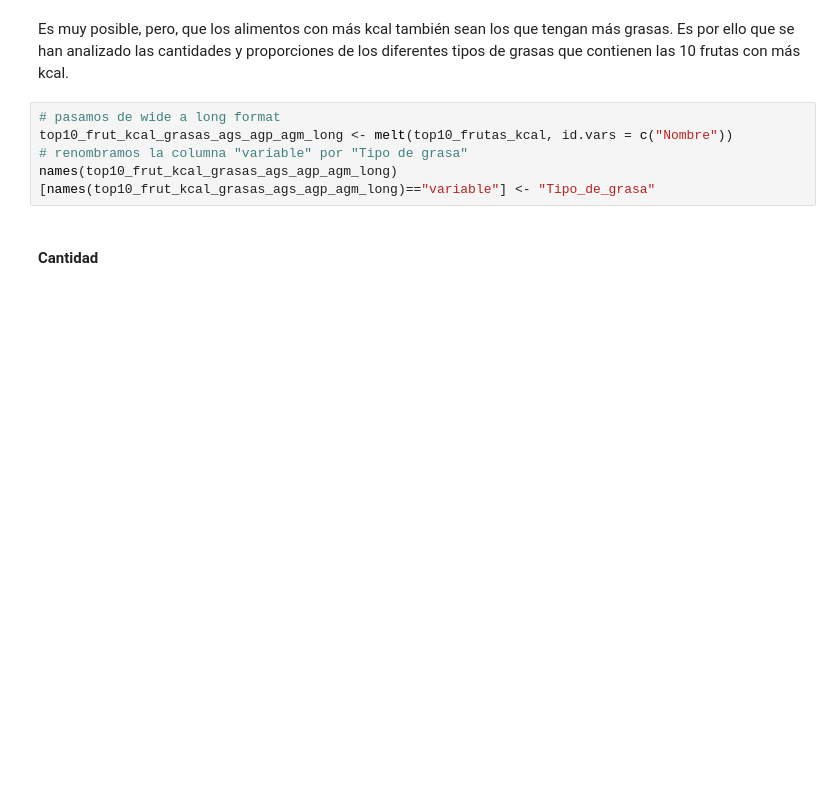
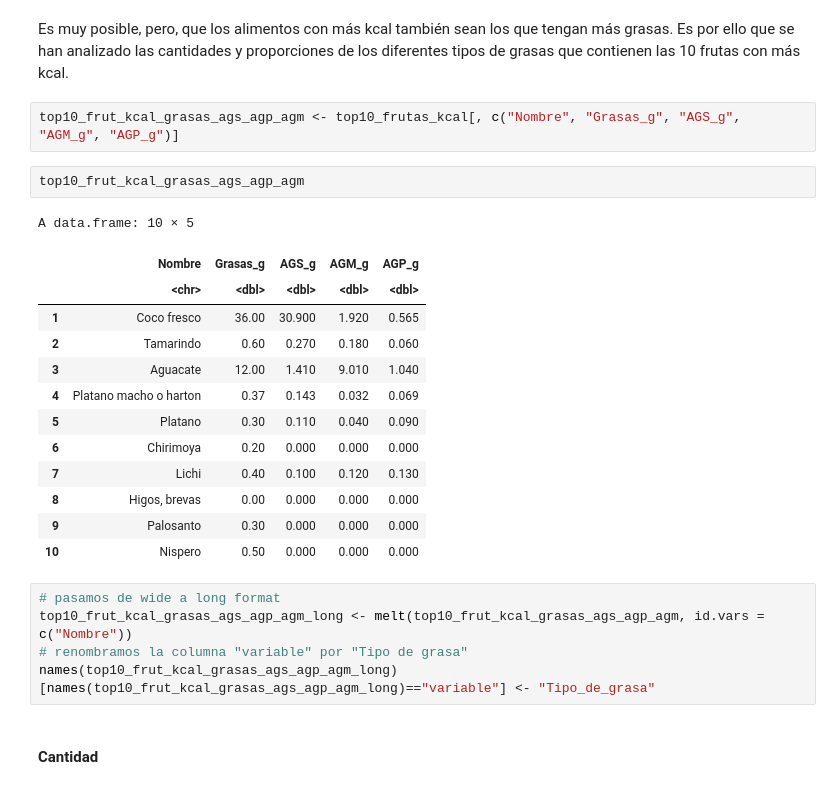
Before and after one commit to bernatsort/Statistics, a Jupyter notebook: descriptive_statistics.ipynb, the cells around one changed output. Drawn from its saved outputs; the diff is of its cells as text; blank space fills up the shorter version.

```diff
--- a/descriptive_statistics.ipynb
+++ b/descriptive_statistics.ipynb
@@ -527,9 +527,27 @@ Podemos observar que el coco fresco es una alternativa muy interesante para inge
 ### 5.1 Cantidad y proporción de cada tipo de grasa (Grasas, AGS, AGP, AGM) que tienen las 10 frutas con más kcal
 # %% [markdown]
 Es muy posible, pero, que los alimentos con más kcal también sean los que tengan más grasas. Es por ello que se han analizado las cantidades y proporciones de los diferentes tipos de grasas que contienen las 10 frutas con más kcal.
+# %%
+top10_frut_kcal_grasas_ags_agp_agm <- top10_frutas_kcal[, c("Nombre", "Grasas_g", "AGS_g", "AGM_g", "AGP_g")]
+# %%
+top10_frut_kcal_grasas_ags_agp_agm
+# %% [output]
+A data.frame: 10 × 5
+|  | Nombre | Grasas_g | AGS_g | AGM_g | AGP_g |
+|  | <chr> | <dbl> | <dbl> | <dbl> | <dbl> |
+| 1 | Coco fresco | 36.00 | 30.900 | 1.920 | 0.565 |
+| 2 | Tamarindo | 0.60 | 0.270 | 0.180 | 0.060 |
+| 3 | Aguacate | 12.00 | 1.410 | 9.010 | 1.040 |
+| 4 | Platano macho o harton | 0.37 | 0.143 | 0.032 | 0.069 |
+| 5 | Platano | 0.30 | 0.110 | 0.040 | 0.090 |
+| 6 | Chirimoya | 0.20 | 0.000 | 0.000 | 0.000 |
+| 7 | Lichi | 0.40 | 0.100 | 0.120 | 0.130 |
+| 8 | Higos, brevas | 0.00 | 0.000 | 0.000 | 0.000 |
+| 9 | Palosanto | 0.30 | 0.000 | 0.000 | 0.000 |
+| 10 | Nispero | 0.50 | 0.000 | 0.000 | 0.000 |
 # %%
 # pasamos de wide a long format
-top10_frut_kcal_grasas_ags_agp_agm_long <- melt(top10_frutas_kcal, id.vars = c("Nombre"))
+top10_frut_kcal_grasas_ags_agp_agm_long <- melt(top10_frut_kcal_grasas_ags_agp_agm, id.vars = c("Nombre"))
 # renombramos la columna "variable" por "Tipo de grasa"
 names(top10_frut_kcal_grasas_ags_agp_agm_long)[names(top10_frut_kcal_grasas_ags_agp_agm_long)=="variable"] <- "Tipo_de_grasa"
 # %% [markdown]
```
Also changed, not shown: parts of 2 cells of this notebook.
